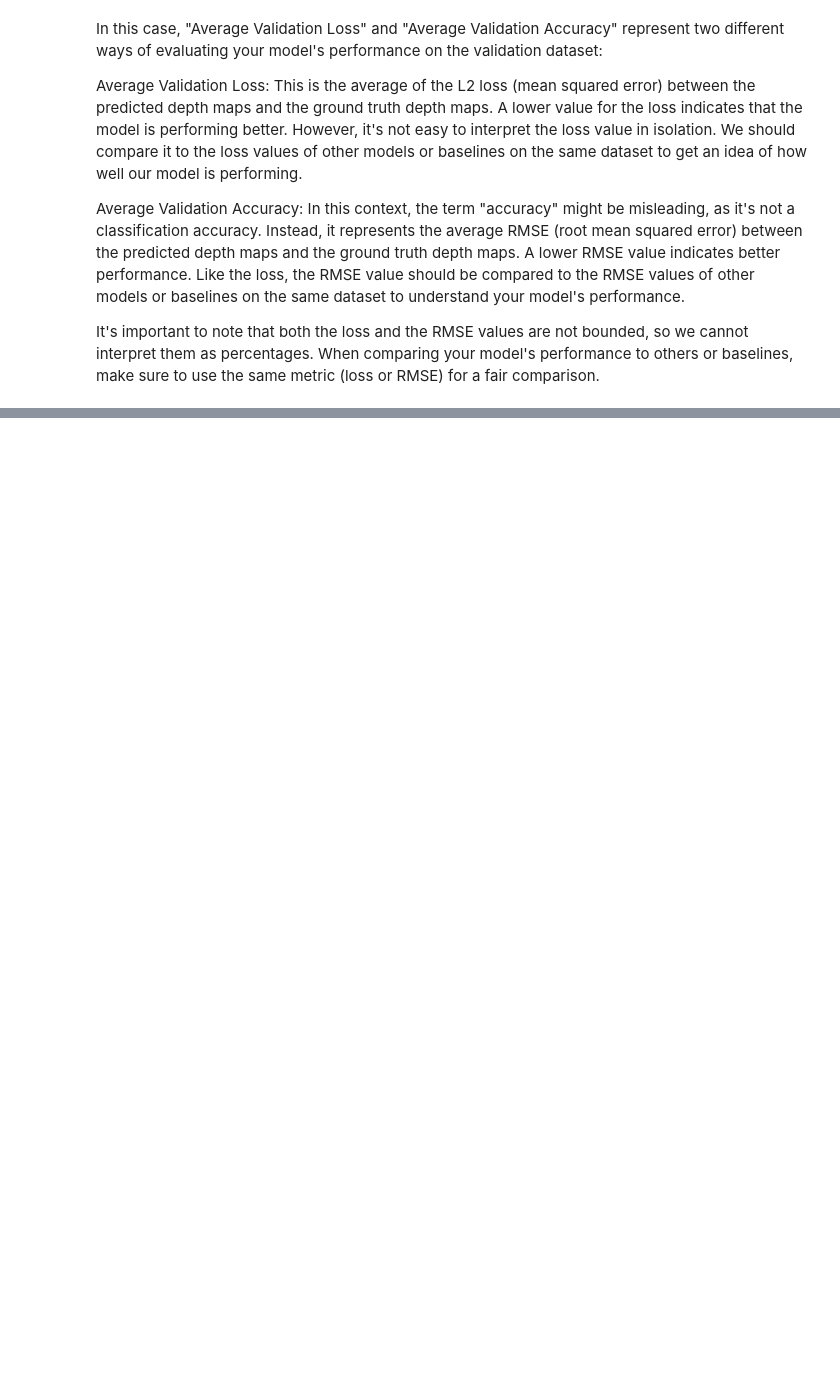
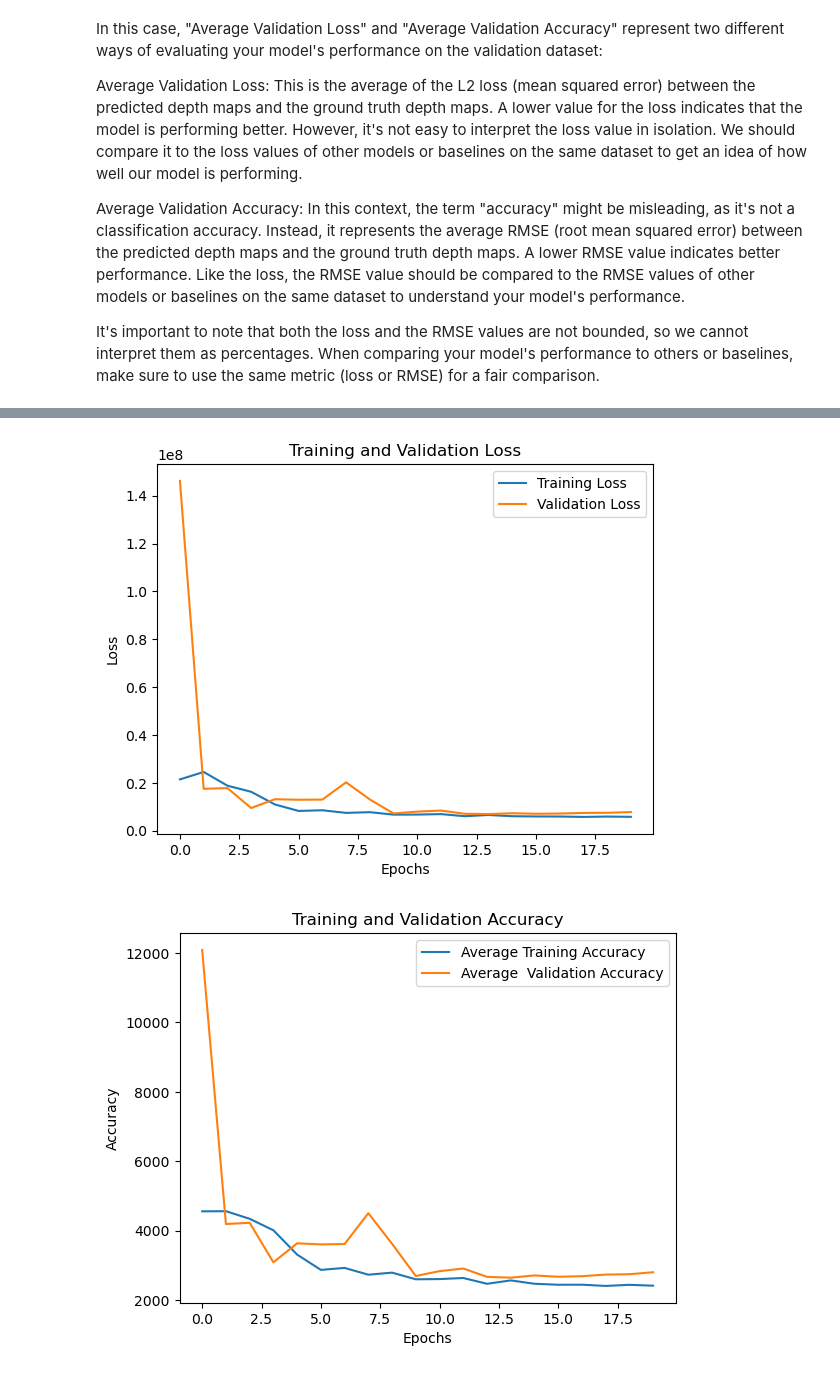
Before and after one commit to Gaurang-1402/Robot-Vision-final-project, a Jupyter notebook: monocular-depth-estimation.ipynb, the cells around one changed output, grey strips where cells are left out. Drawn from its saved outputs; the diff is of its cells as text; code cells hidden in the pictures; blank space fills up the shorter version.

```diff
--- a/monocular-depth-estimation.ipynb
+++ b/monocular-depth-estimation.ipynb
@@ -209,12 +220,12 @@ transform_depth = transforms.Compose([
 depth_dataset = MonocularDepthDataset(data_path="../dataset/sync/", transforms_rgb=transform_rgb, transforms_depth=transform_depth)
 # %%
 # ! IMPORTANT- remove this after debugging
-# ! Take 10000 random images
+# ! Take 100 random images
 # Create a list of indices
 indices = list(range(len(depth_dataset)))
 
-# Sample 10000 random indices
-random_indices = random.sample(indices, 10000)
+# Sample 100 random indices
+random_indices = random.sample(indices, 100)
 
 # Create a new dataset with the selected images
 depth_dataset = [depth_dataset[i] for i in random_indices]
@@ -739,0 +715,23 @@ Clipping input data to the valid range for imshow with RGB data ([0..1] for floa
+# %%
+import matplotlib.pyplot as plt
+
+# plot the training and validation loss
+plt.plot(train_loss_history, label='Training Loss')
+plt.plot(validation_loss_history, label='Validation Loss')
+plt.xlabel('Epochs')
+plt.ylabel('Loss')
+plt.title('Training and Validation Loss')
+plt.legend()
+plt.show()
+
+# plot the training and validation accuracy
+plt.plot(train_accuracy_history, label='Average Training Accuracy')
+plt.plot(validation_accuracy_history, label='Average  Validation Accuracy')
+plt.xlabel('Epochs')
+plt.ylabel('Accuracy')
+plt.title('Training and Validation Accuracy')
+plt.legend()
+plt.show()
+# %% [output]
+[figure, added]
+[figure, added]
```
Also changed, not shown: parts of 24 cells of this notebook.
